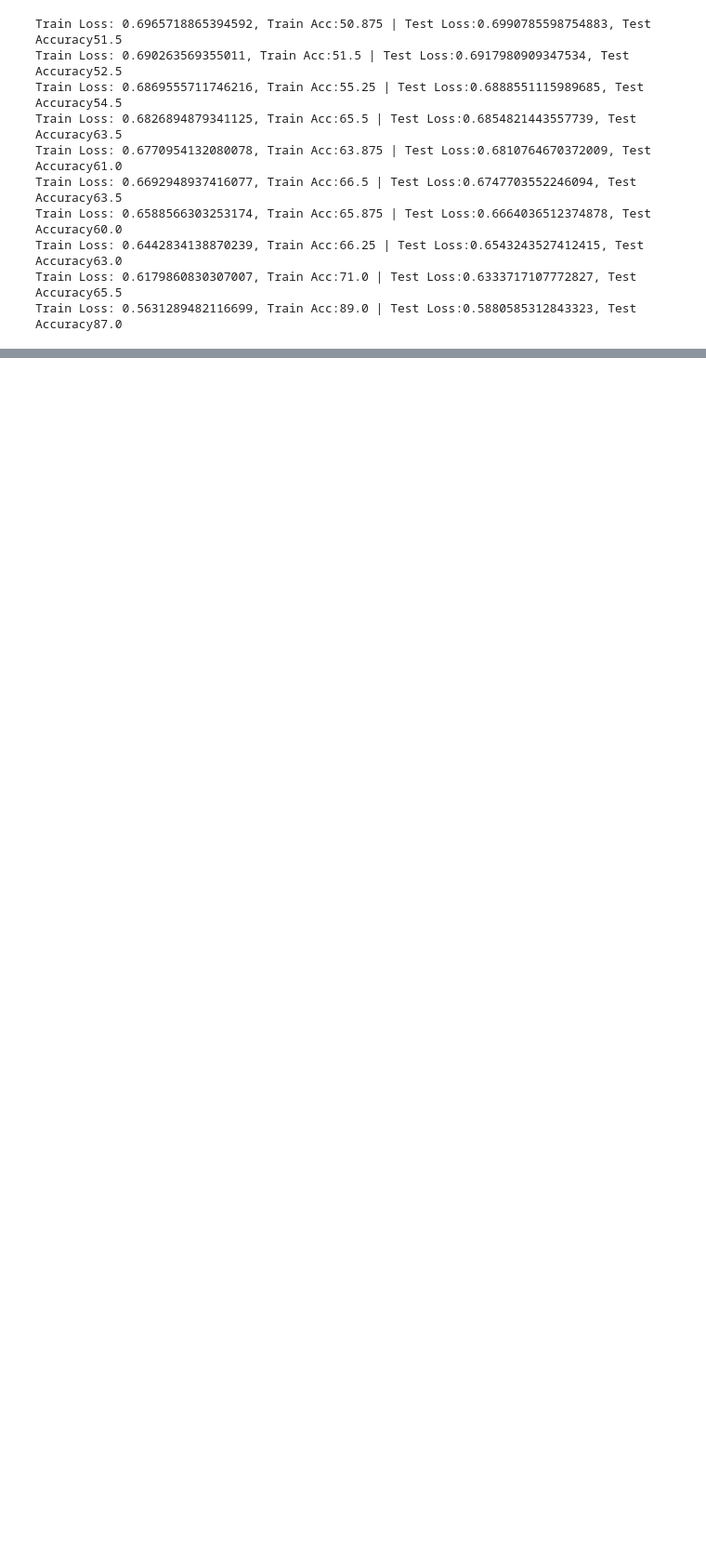
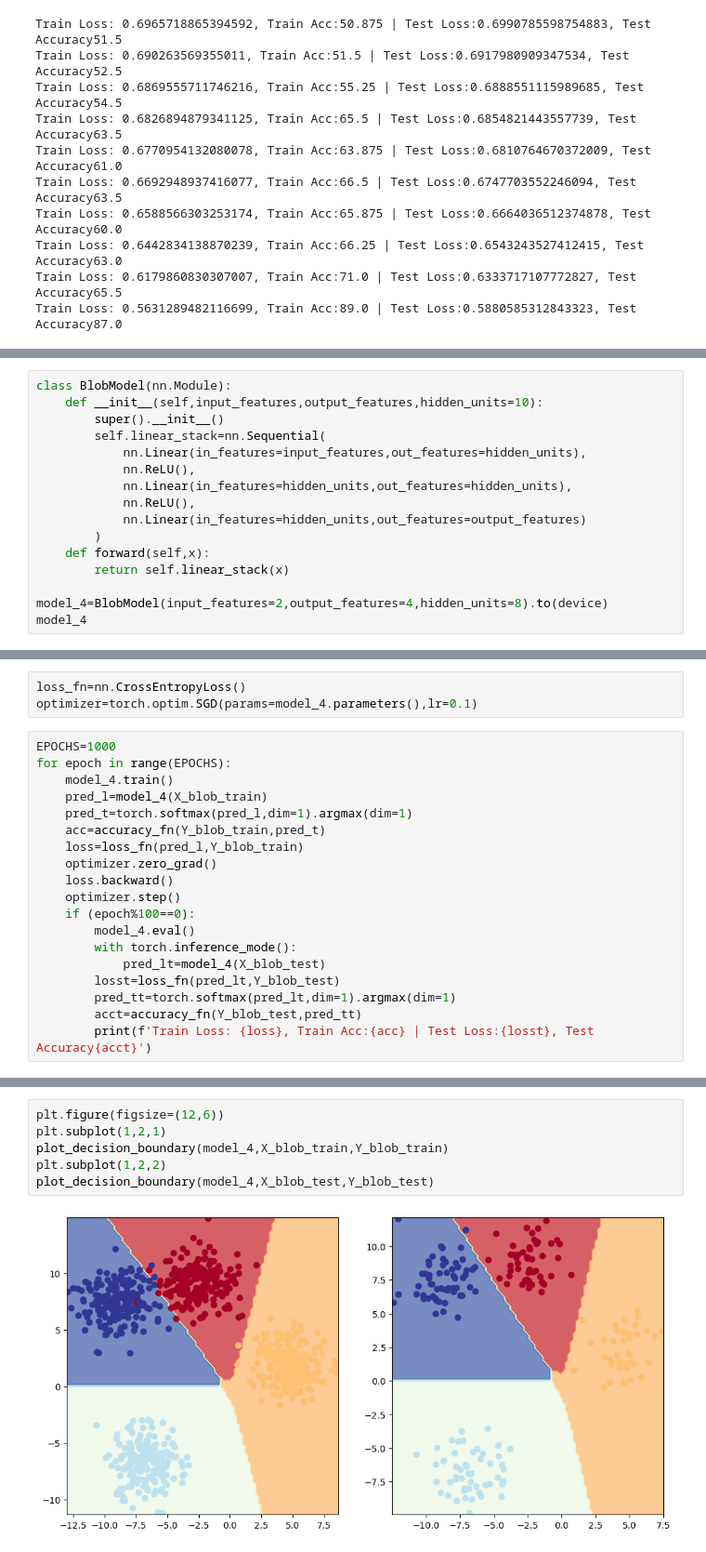
Before and after one commit to Hemanth-Thaluru/Pytorch_ZTM, a Jupyter notebook: 02_pytorch_classiication/02_classification_with_pytorch.ipynb, the cells around one changed output, grey strips where cells are left out. Shown at 93% size. Saved outputs shown, nothing was run; the diff lists cells and outputs as text; blank space fills up the shorter version.

```diff
--- a/02_pytorch_classiication/02_classification_with_pytorch.ipynb
+++ b/02_pytorch_classiication/02_classification_with_pytorch.ipynb
@@ -366,0 +410,16 @@ plot_decision_boundary(model_2,X_train,Y_train)
+# %%
+class BlobModel(nn.Module):
+    def __init__(self,input_features,output_features,hidden_units=10):
+        super().__init__()
+        self.linear_stack=nn.Sequential(
+            nn.Linear(in_features=input_features,out_features=hidden_units),
+            nn.ReLU(),
+            nn.Linear(in_features=hidden_units,out_features=hidden_units),
+            nn.ReLU(),
+            nn.Linear(in_features=hidden_units,out_features=output_features)
+        )
+    def forward(self,x):
+        return self.linear_stack(x)
+
+model_4=BlobModel(input_features=2,output_features=4,hidden_units=8).to(device)
+model_4
@@ -366,0 +450,22 @@ plot_decision_boundary(model_2,X_train,Y_train)
+# %%
+loss_fn=nn.CrossEntropyLoss()
+optimizer=torch.optim.SGD(params=model_4.parameters(),lr=0.1)
+# %%
+EPOCHS=1000
+for epoch in range(EPOCHS):
+    model_4.train()
+    pred_l=model_4(X_blob_train)
+    pred_t=torch.softmax(pred_l,dim=1).argmax(dim=1)
+    acc=accuracy_fn(Y_blob_train,pred_t)
+    loss=loss_fn(pred_l,Y_blob_train)
+    optimizer.zero_grad()
+    loss.backward()
+    optimizer.step()
+    if (epoch%100==0):
+        model_4.eval()
+        with torch.inference_mode():
+            pred_lt=model_4(X_blob_test)
+        losst=loss_fn(pred_lt,Y_blob_test)
+        pred_tt=torch.softmax(pred_lt,dim=1).argmax(dim=1)
+        acct=accuracy_fn(Y_blob_test,pred_tt)
+        print(f'Train Loss: {loss}, Train Acc:{acc} | Test Loss:{losst}, Test Accuracy{acct}')
@@ -366,0 +485,8 @@ plot_decision_boundary(model_2,X_train,Y_train)
+# %%
+plt.figure(figsize=(12,6))
+plt.subplot(1,2,1)
+plot_decision_boundary(model_4,X_blob_train,Y_blob_train)
+plt.subplot(1,2,2)
+plot_decision_boundary(model_4,X_blob_test,Y_blob_test)
+# %% [output]
+[figure, added]
```
Also changed, not shown: parts of 21 cells of this notebook.
